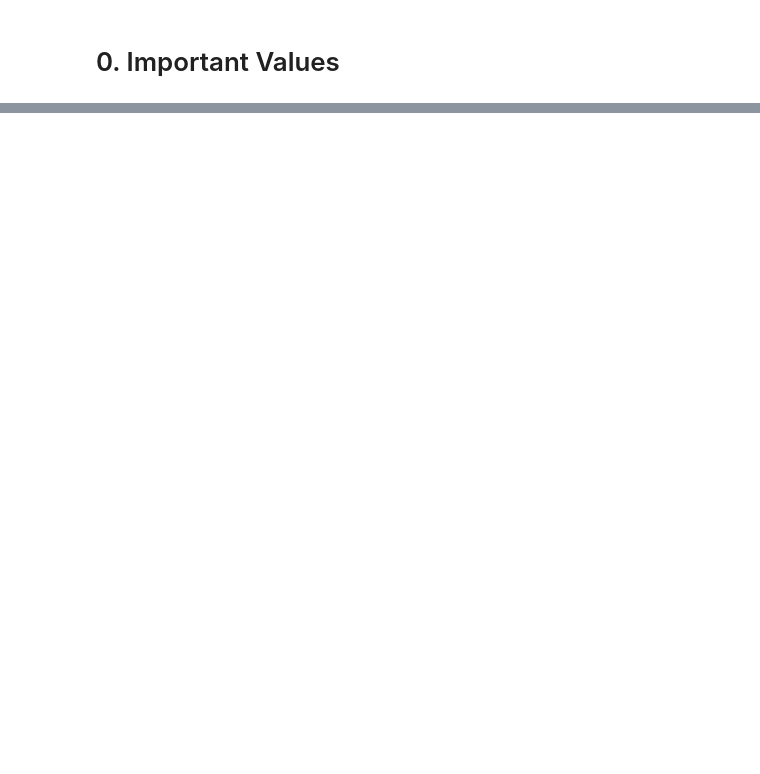
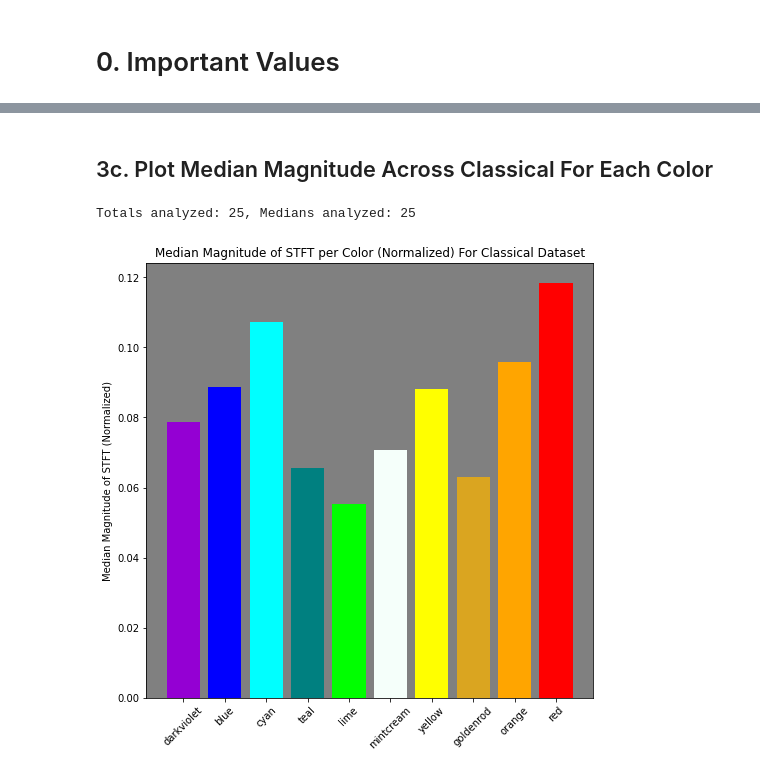
Before and after one commit to joshua16266261/Music-Frequency-Analysis, a Jupyter notebook: Frequency Analysis.ipynb, the cells around one changed output, grey strips where cells are left out. Cells and saved outputs as stored; diff of their text form; code cells hidden in the pictures; blank space fills up the shorter version.

```diff
--- a/Frequency Analysis.ipynb
+++ b/Frequency Analysis.ipynb
@@ -341 +431,29 @@ Totals analyzed: 903, Medians analyzed: 903
+# %%
+def analyze_color(root, totals_filepath, medians_filepath, save_freq=30):
+    """
+    Get normalized total magnitude for each color for all files in a category.
+
+    Args:
+        root (string) = name of folder
+        totals_filepath (string) = .json file storing total magnitudes for each file
+        medians_filepath (string) = .json file storing median magnitudes for each file
+        save_freq (int) = how often to save results
+    Returns:
+        total_results (dict) = mapping from color (string) to (list) of total magnitudes
+            for all songs in root
+        median_results (dict) = mapping from color (string) to (list) of median magnitudes
+            for all songs in root
+    """
+
+    total_results = {color: [] for color in colors}
+    median_results = {color: [] for color in colors}
+
+    totals, medians = score(root, totals_filepath, medians_filepath, save_freq)
+
+    for file in totals:
+        for color in totals[file]:
+            total_results[color].append(totals[file][color])
+            median_results[color].append(medians[file][color])
+
+    return total_results, median_results
 # %%
@@ -556,0 +632,20 @@ fig.savefig('Categories.png', facecolor=fig.get_facecolor())
+# %% [markdown]
+## 3c. Plot Median Magnitude Across Classical For Each Color
+# %%
+_, medians = analyze_color('Classical Clips', 'classical_totals.json', 'classical_medians.json')
+
+# Get median of medians for each color
+for color in medians:
+    medians[color] = np.median(medians[color])
+
+# Plot
+fig = plt.figure(figsize = (8, 8), facecolor='white')
+plt.rcParams['axes.facecolor'] = 'gray'
+plt.title('Median Magnitude of STFT per Color (Normalized) For Classical Dataset')
+plt.bar(np.arange(len(colors)), [medians[color] for color in colors], color=colors)
+plt.ylabel('Median Magnitude of STFT (Normalized)')
+plt.xticks(np.arange(len(colors)), colors, rotation=45)
+plt.savefig('Classical Colors.png', facecolor=fig.get_facecolor())
+# %% [output]
+Totals analyzed: 25, Medians analyzed: 25
+[figure, added]
```
Also changed, not shown: parts of 22 cells of this notebook, 1 other file.
